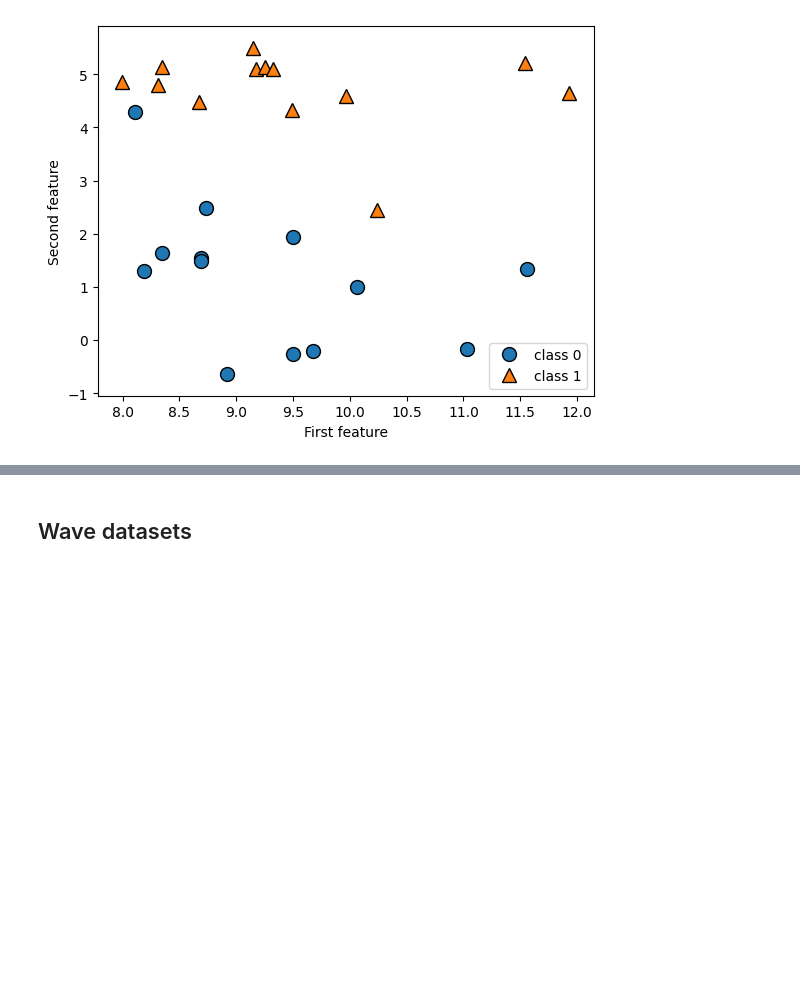
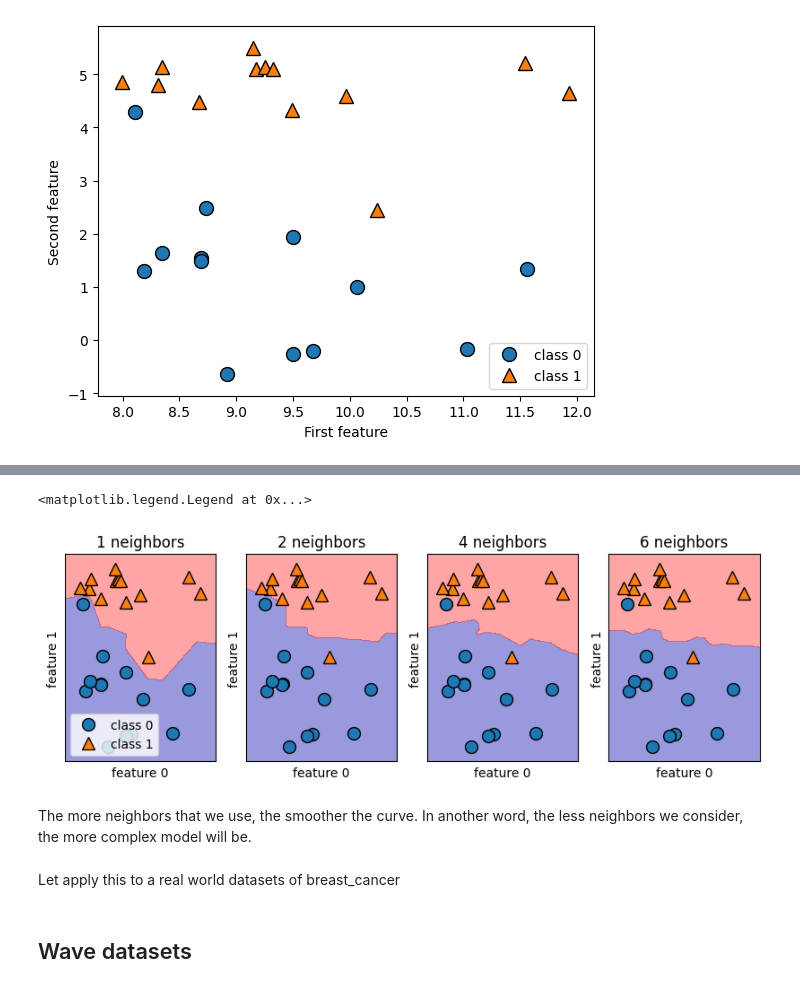
Before and after one commit to it-AVNG/ML_AI_study, a Jupyter notebook: intro2ML/chapter2/forge_data_set.ipynb, the cells around one changed output, grey strips where cells are left out. Saved outputs shown, nothing was run; the diff lists cells and outputs as text; code cells hidden in the pictures; blank space fills up the shorter version.

Commit message:
overview of complexity in KNN with forge datasets

```diff
--- a/intro2ML/chapter2/forge_data_set.ipynb
+++ b/intro2ML/chapter2/forge_data_set.ipynb
@@ -23,3 +39,23 @@ Text(0, 0.5, 'Second feature')
+# %%
+X, y = mglearn.datasets.make_forge()
+X_train, X_test, y_train, y_test = train_test_split(X, y, random_state=1)
+# %%
+fig, axes = plt.subplots(1, 4,figsize=(10,3))
+for n_neighbor, ax in zip([1,2,4,6], axes):
+    clf = KNeighborsClassifier(n_neighbors=n_neighbor).fit(X, y)
+    mglearn.plots.plot_2d_separator(clf, X, fill=True, eps=0.5, ax=ax, alpha=.4)
+    mglearn.discrete_scatter(X[:, 0], X[:, 1],y, ax=ax)
+    ax.set_title("{} neighbors".format(n_neighbor))
+    ax.set_xlabel("feature 0")
+    ax.set_ylabel("feature 1")
+axes[0].legend(["class 0", "class 1"],loc=3)
+# %% [output]
+<matplotlib.legend.Legend at 0x...>
+[figure, added]
+# %% [markdown]
+The more neighbors that we use, the smoother the curve. In another word, the less neighbors we consider, the more complex model will be.
+# %% [markdown]
+Let apply this to a real world datasets of breast_cancer
 # %% [markdown]
 ## Wave datasets
 # %% [markdown]
```
Also changed, not shown: parts of 5 cells of this notebook.
